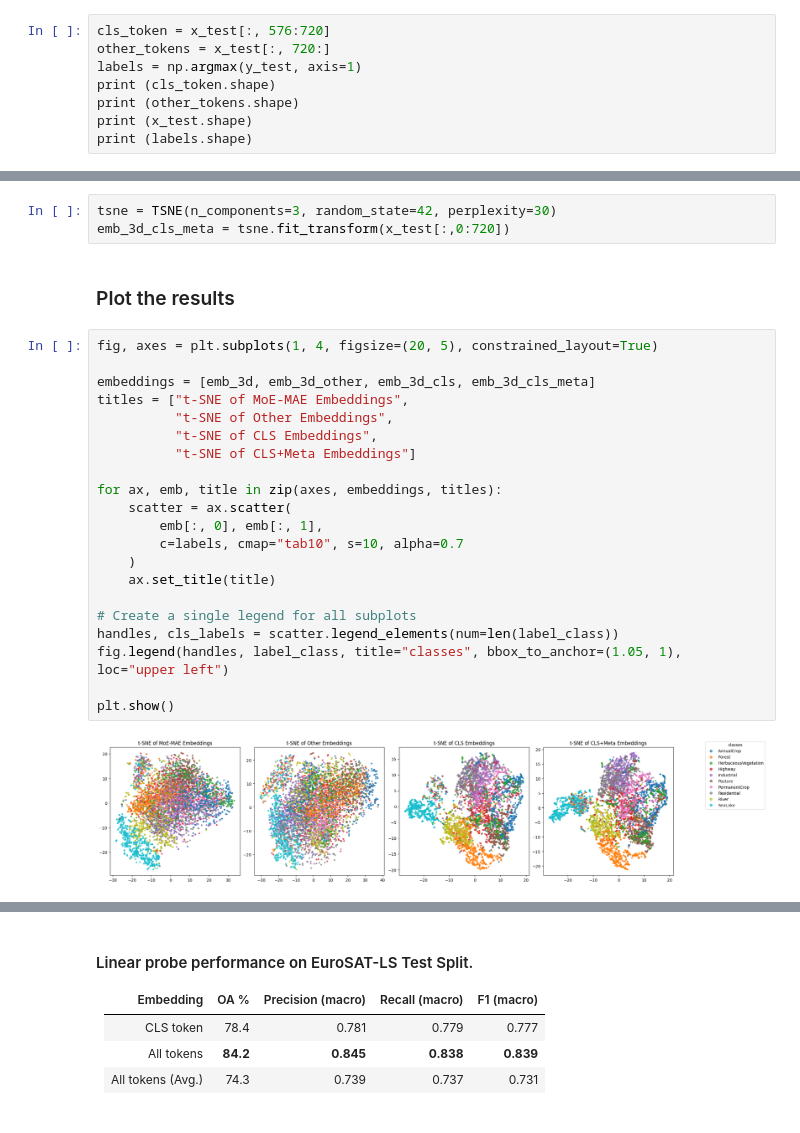
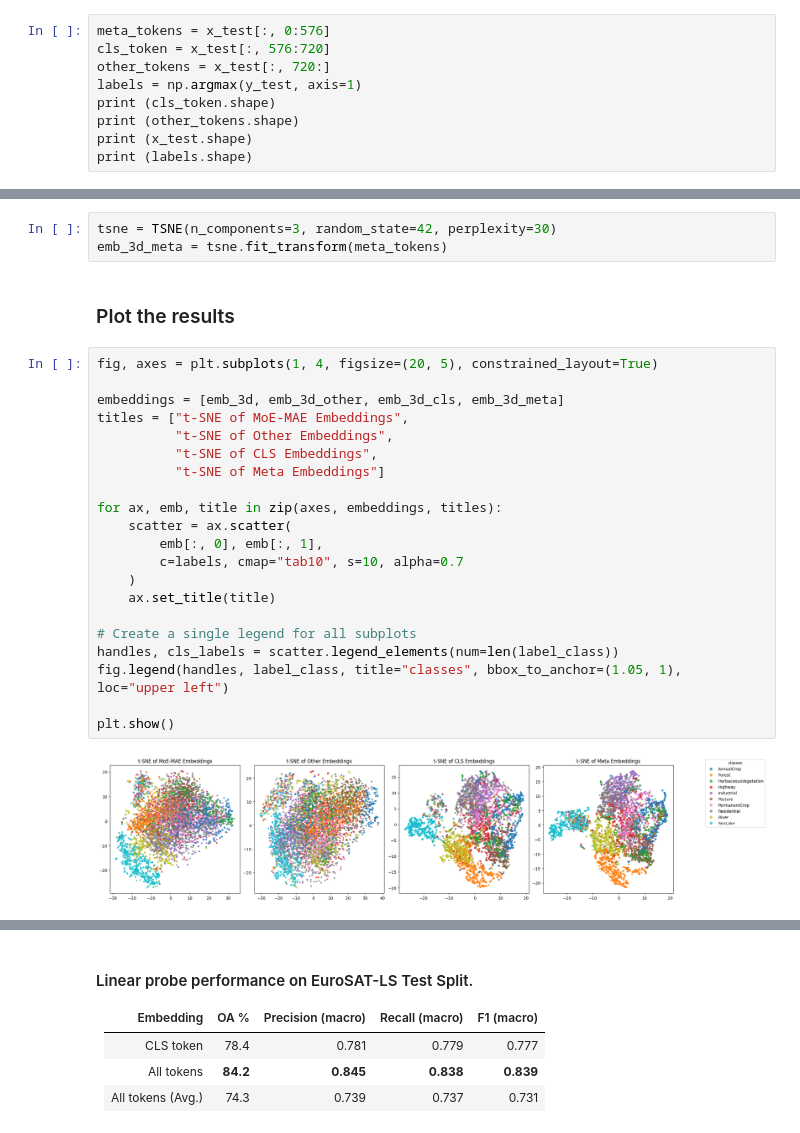
Before and after one commit to AlbughdadiM/BiDS25, a Jupyter notebook: eo4eu_bids25.ipynb, the cells around one changed output, grey strips where cells are left out. Cells and saved outputs as stored; diff of their text form.

```diff
--- a/eo4eu_bids25.ipynb
+++ b/eo4eu_bids25.ipynb
@@ -302,6 +317,7 @@ x_test, y_test= (
     test_embeddings["y_test"]
     )
 # %%
+meta_tokens = x_test[:, 0:576]
 cls_token = x_test[:, 576:720]
 other_tokens = x_test[:, 720:]
 labels = np.argmax(y_test, axis=1)
@@ -334,31 +350,31 @@ emb_3d_cls = tsne.fit_transform(cls_token)
 # %%
 tsne = TSNE(n_components=3, random_state=42, perplexity=30)
-emb_3d_cls_meta = tsne.fit_transform(x_test[:,0:720])
+emb_3d_meta = tsne.fit_transform(meta_tokens)
 # %% [markdown]
 ### Plot the results
 # %%
 fig, axes = plt.subplots(1, 4, figsize=(20, 5), constrained_layout=True)
 
-embeddings = [emb_3d, emb_3d_other, emb_3d_cls, emb_3d_cls_meta]
+embeddings = [emb_3d, emb_3d_other, emb_3d_cls, emb_3d_meta]
 titles = ["t-SNE of MoE-MAE Embeddings",
           "t-SNE of Other Embeddings",
           "t-SNE of CLS Embeddings",
-          "t-SNE of CLS+Meta Embeddings"]
+          "t-SNE of Meta Embeddings"]
 
 for ax, emb, title in zip(axes, embeddings, titles):
     scatter = ax.scatter(
         emb[:, 0], emb[:, 1],
         c=labels, cmap="tab10", s=10, alpha=0.7
     )
     ax.set_title(title)
 
 # Create a single legend for all subplots
 handles, cls_labels = scatter.legend_elements(num=len(label_class))
 fig.legend(handles, label_class, title="classes", bbox_to_anchor=(1.05, 1), loc="upper left")
 
 plt.show()
 # %% [output]
-[figure, old version]
+[figure, new version]
 # %%
 def to3d(arr):
     arr = np.asarray(arr)
```
Also changed, not shown: parts of 20 cells of this notebook, 1 other file.
